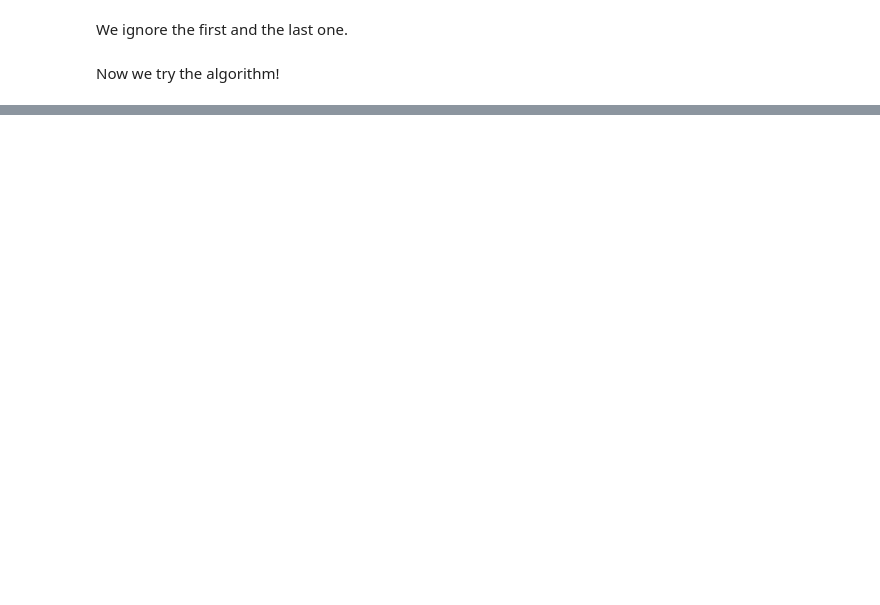
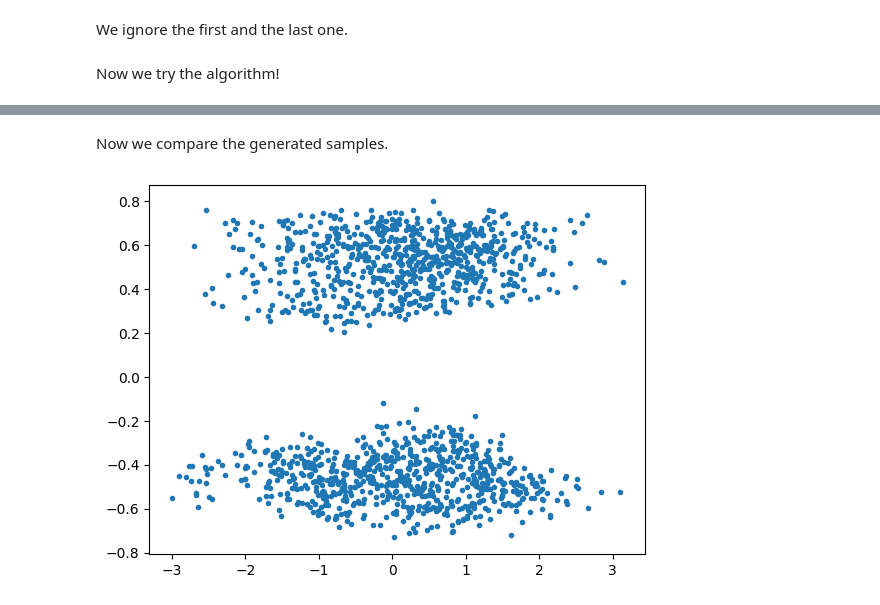
Before and after one commit to JetfiRex/Diffusion-ToyModel, a Jupyter notebook: Diffusion.ipynb, the cells around one changed output, grey strips where cells are left out. Drawn from its saved outputs; the diff is of its cells as text; code cells hidden in the pictures; blank space fills up the shorter version.

```diff
--- a/Diffusion.ipynb
+++ b/Diffusion.ipynb
@@ -696,0 +747,7 @@ RuntimeError: Can't call numpy() on Tensor that requires grad. Use tensor.detach
+# %% [markdown]
+Now we compare the generated samples.
+# %%
+*xts, x01 = samples(model, torch.exp(log_sigma_init), batchsize=1500, gam=1, mu=0)
+plot_batch(x01)
+# %% [output]
+[figure, added]
```
Also changed, not shown: parts of 29 cells of this notebook.
